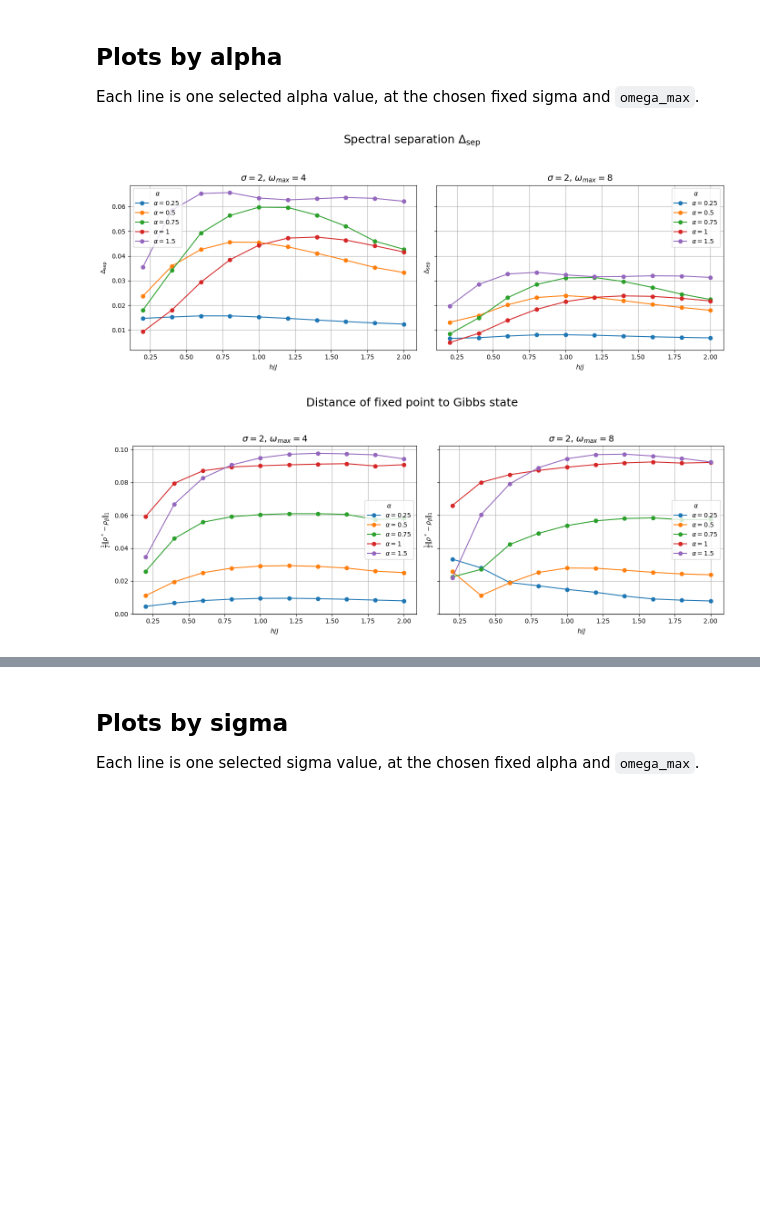
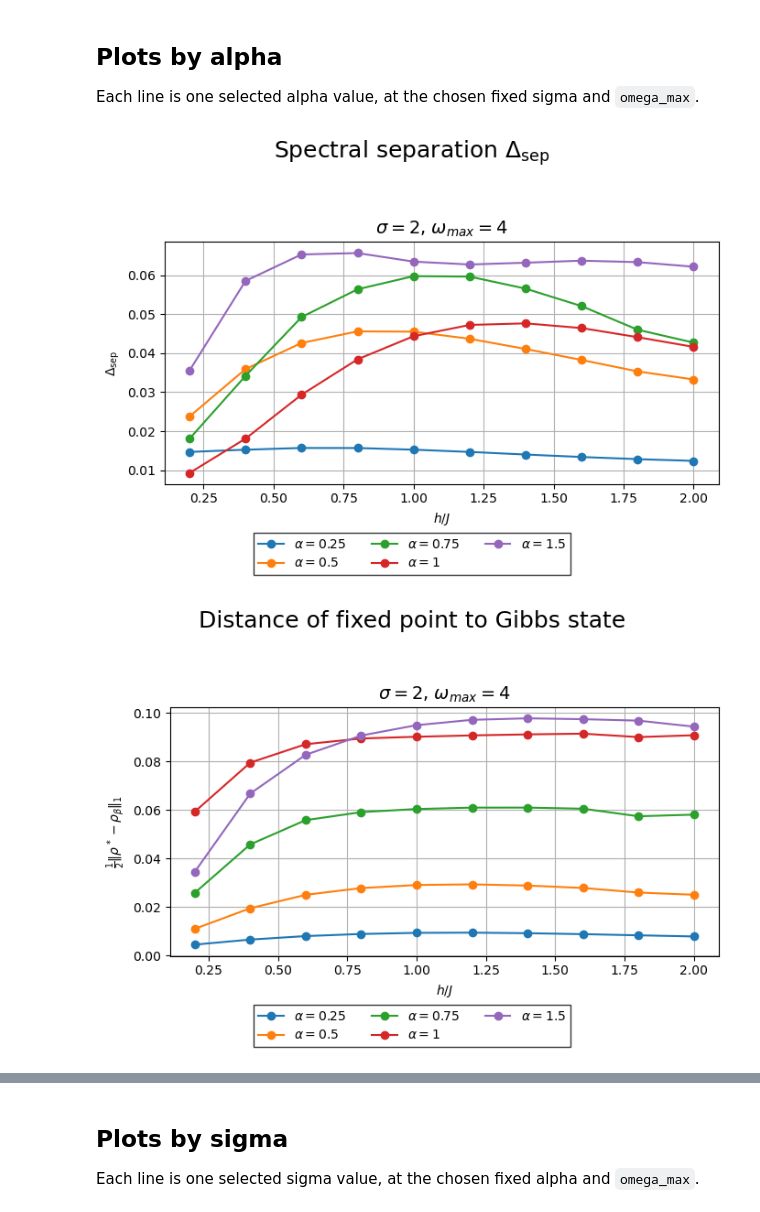
Before and after one commit to gabrielmaresch/groundstate_prep, a Jupyter notebook: grid_analysis.ipynb, the cells around one changed output, grey strips where cells are left out. Cells and saved outputs as stored; diff of their text form; code cells hidden in the pictures; blank space fills up the shorter version.

Commit message:
reorganized plots

```diff
--- a/grid_analysis.ipynb
+++ b/grid_analysis.ipynb
@@ -19,8 +19,8 @@ PLOT_DIR.mkdir(parents=True, exist_ok=True)
 Set the grid-file number here.
 # %%
 # npz-number
-nbr = 1
-path = Path(f"data/grid/superoperator_N4_grid_{nbr}.npz")
+grid_nr = 1
+path = Path(f"data/grid/superoperator_N4_grid_{grid_nr}.npz")
 
 # Optional Nelder-Mead h/J sweep archive. Both direct sweep archives and
 # older converted grid-analysis archives are supported.
@@ -131,7 +131,10 @@ Each line is one selected alpha value, at the chosen fixed sigma and `omega_max`
 from matplotlib.ticker import NullFormatter
 
 sigma_for_alpha_plot = 2.0
-omega_values_to_plot = [4.0, 8.0]
+omega_values_to_plot = [4.0]
+n_omega_panels = len(omega_values_to_plot)
+if n_omega_panels == 0:
+    raise ValueError('Select at least one omega_max value to plot.')
 
 plt.style.use("default")
 
@@ -189,37 +192,39 @@ effective_ticks = [
 for column, ylabel in zip(
     ['Delta_sep', 'trace_distance', 'num_iterations', 'effective_iteration_time'],
     [r'$\Delta_{\mathrm{sep}}$', r'$\frac{1}{2}\|\rho^* - \rho_\beta\|_1$', 'iterations to fixed point', r'$2 T \alpha^2 \times$ iterations'],
 ):
-    fig, axes = plt.subplots(1, 2, figsize=(14, 5.5), sharey=True)
+    fig, axes = plt.subplots(1, n_omega_panels, figsize=(7 * n_omega_panels, 5.5), sharey=True)
+    axes = np.atleast_1d(axes)
     fig.suptitle(alpha_plot_titles[column], fontsize=18)
     for ax, omega_max in zip(axes, omega_values_to_plot):
         plot_slice = alpha_plot_data[np.isclose(alpha_plot_data['omega_max'], omega_max)]
         for alpha in selected_alphas:
             line_data = plot_slice[np.isclose(plot_slice['alpha'], alpha)].sort_values('h_over_J')
             ax.plot(line_data['h_over_J'], line_data[column], marker='o', label=rf'$\alpha = {alpha:g}$')
         if nm_grid_data is not None and column in ('num_iterations', 'effective_iteration_time'):
             line_data = nm_grid_data.sort_values('h_over_J')
-            ax.plot(line_data['h_over_J'], line_data[column], 'k--D', label='Nelder-Mead optimum')
+            ax.plot(line_data['h_over_J'], line_data[column], 'k--D', label='NM optimum')
         ax.set_xlabel(r'$h/J$')
         ax.set_ylabel(ylabel)
         if column == 'num_iterations':
             ax.set_yscale('log')
             ax.set_ylim(*iteration_ylim)
             ax.set_yticks(iteration_ticks)
             ax.set_yticklabels([f'{tick:g}' for tick in iteration_ticks])
             ax.yaxis.set_minor_formatter(NullFormatter())
         elif column == 'effective_iteration_time':
             ax.set_yscale('log')
             ax.set_ylim(*effective_ylim)
             ax.set_yticks(effective_ticks)
             ax.set_yticklabels([f'{tick:g}' for tick in effective_ticks])
             ax.yaxis.set_minor_formatter(NullFormatter())
         ax.set_title(rf'$\sigma = {sigma_for_alpha_plot:g}$, $\omega_{{max}} = {omega_max:g}$', fontsize=14)
-        ax.legend(title=r'$\alpha$')
         ax.grid(True)
-    fig.tight_layout(rect=[0, 0, 1, 0.93])
-    fig.savefig(PLOT_DIR / f'grid_alpha_{column}.png', dpi=300, bbox_inches='tight')
+    handles, labels = axes[0].get_legend_handles_labels()
+    fig.legend(handles, labels, loc='lower center', bbox_to_anchor=(0.5, 0.1), ncol=min(3, len(labels)), frameon=True, fancybox=False, edgecolor='black')
+    fig.tight_layout(rect=[0, 0.18, 1, 0.93])
+    fig.savefig(PLOT_DIR / f'grid_alpha_{column}_grid_{grid_nr}.png', dpi=300, bbox_inches='tight')
     plt.show()
 # %% [output]
-[figure, old version]
+[figure, new version]
-[figure, old version]
+[figure, new version]
```
Also changed, not shown: parts of 5 cells of this notebook, 42 other files.
